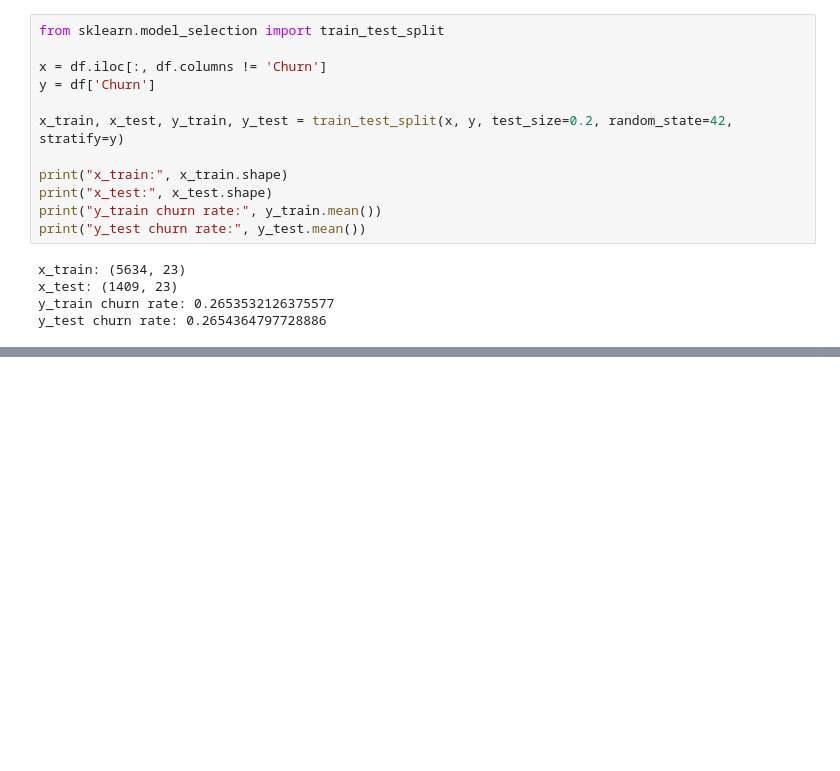
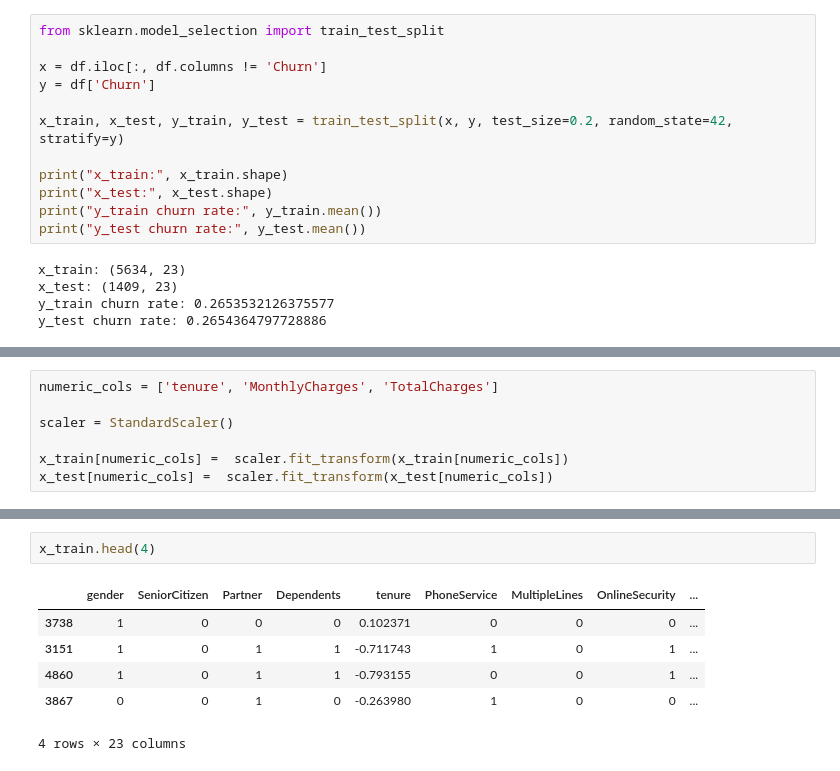
Before and after one commit to karanraj2008/churn-prediction, a Jupyter notebook: notebooks/02_feature_engineering.ipynb, the cells around one changed output, grey strips where cells are left out. Cells and saved outputs as stored; diff of their text form; blank space fills up the shorter version.

```diff
--- a/notebooks/02_feature_engineering.ipynb
+++ b/notebooks/02_feature_engineering.ipynb
@@ -254,0 +257,7 @@ y_test churn rate: 0.2654364797728886
+# %%
+numeric_cols = ['tenure', 'MonthlyCharges', 'TotalCharges']
+
+scaler = StandardScaler()
+
+x_train[numeric_cols] =  scaler.fit_transform(x_train[numeric_cols])
+x_test[numeric_cols] =  scaler.fit_transform(x_test[numeric_cols])
@@ -254,0 +276,9 @@ y_test churn rate: 0.2654364797728886
+# %%
+x_train.head(4)
+# %% [output]
+|  | gender | SeniorCitizen | Partner | Dependents | tenure | PhoneService | MultipleLines | OnlineSecurity | ... |
+| 3738 | 1 | 0 | 0 | 0 | 0.102371 | 0 | 0 | 0 | ... |
+| 3151 | 1 | 0 | 1 | 1 | -0.711743 | 1 | 0 | 1 | ... |
+| 4860 | 1 | 0 | 1 | 1 | -0.793155 | 0 | 0 | 1 | ... |
+| 3867 | 0 | 0 | 1 | 0 | -0.263980 | 1 | 0 | 0 | ... |
+4 rows × 23 columns
```
Also changed, not shown: parts of 2 cells of this notebook, 1 other file.
